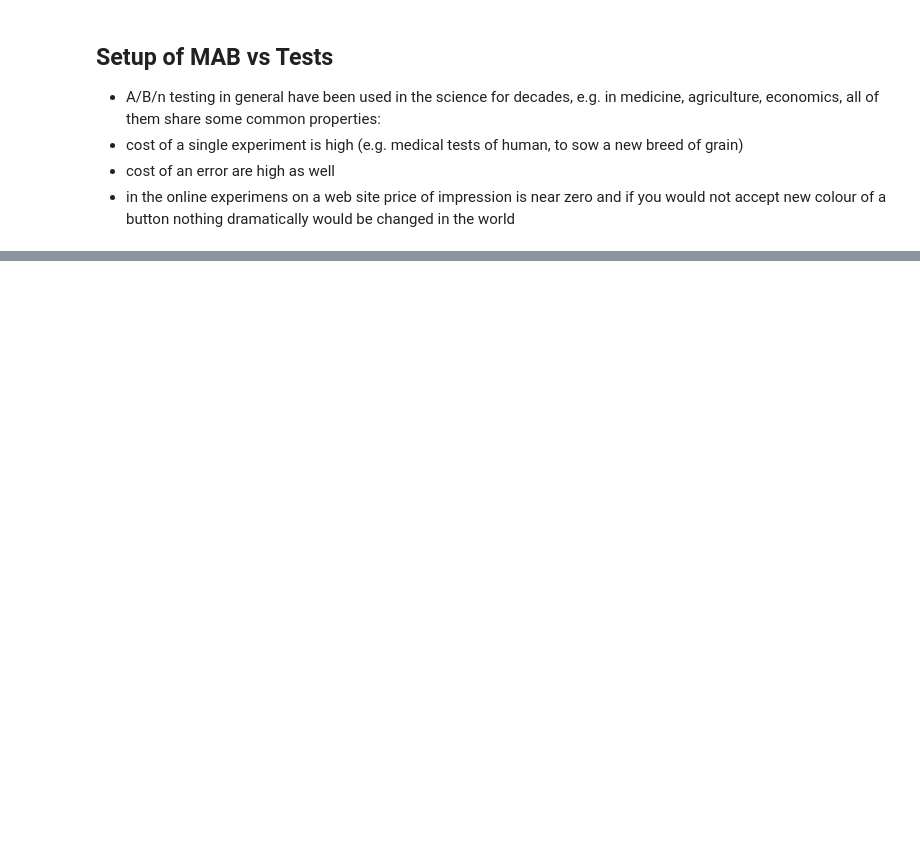
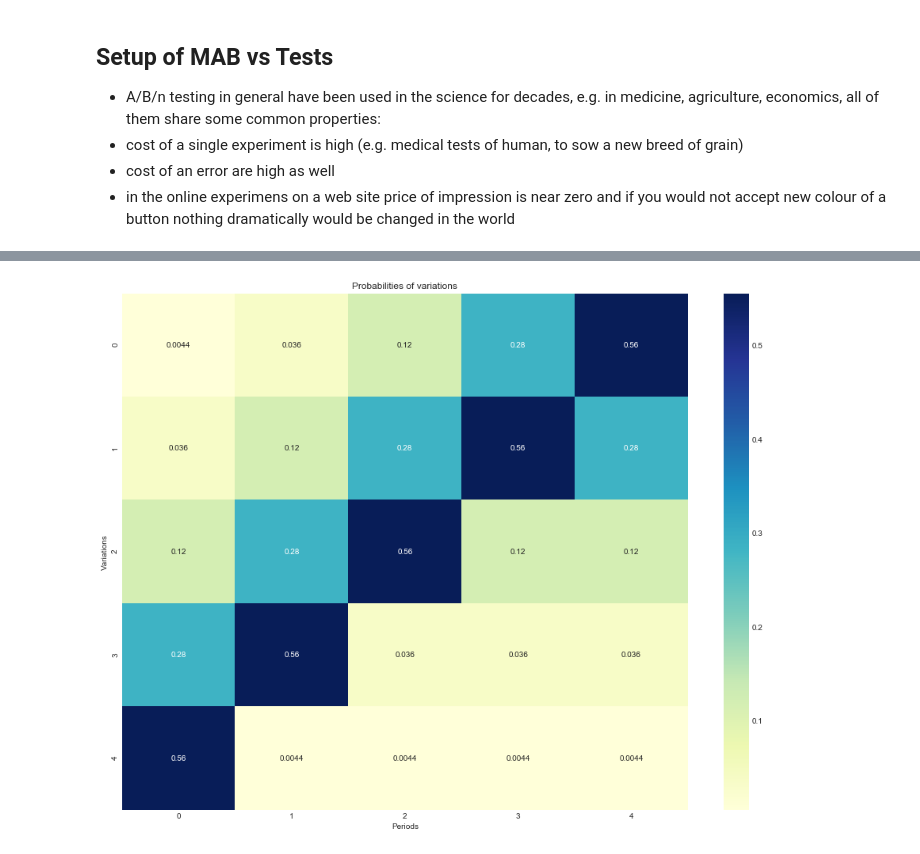
Before and after one commit to mephistopheies/dds, a Jupyter notebook: abt_mab_251117/ipy/abtmab.ipynb, the cells around one changed output, grey strips where cells are left out. Drawn from its saved outputs; the diff is of its cells as text; code cells hidden in the pictures; blank space fills up the shorter version.

```diff
--- a/abt_mab_251117/ipy/abtmab.ipynb
+++ b/abt_mab_251117/ipy/abtmab.ipynb
@@ -657,0 +782,25 @@ $$\large P\left(H \mid D\right) = \frac{P\left(D \mid H\right)P\left(H\right)}{P
+# %%
+# number of variations
+n_variations = 5
+
+# number of changes
+n_switches = 5
+
+# each n_period_len of impressions best colour is changed
+n_period_len = 2000
+
+# true inknown probabilities of CTR
+p_true_periods = np.array([
+        [1, 2, 3, 4, 5],
+        [2, 3, 4, 5, 1],
+        [3, 4, 5, 2, 1],
+        [4, 5, 3, 2, 1],
+        [5, 4, 3, 2, 1]], dtype=np.float32).T**3
+p_true_periods /= p_true_periods.sum(axis=0)
+
+# plot
+ax = sns.heatmap(p_true_periods, cmap="YlGnBu", annot=True)
+ax.set(xlabel='Periods', ylabel='Variations', title='Probabilities of variations')
+plt.show()
+# %% [output]
+[figure, added]
```
Also changed, not shown: parts of 23 cells of this notebook, 2 other files.
